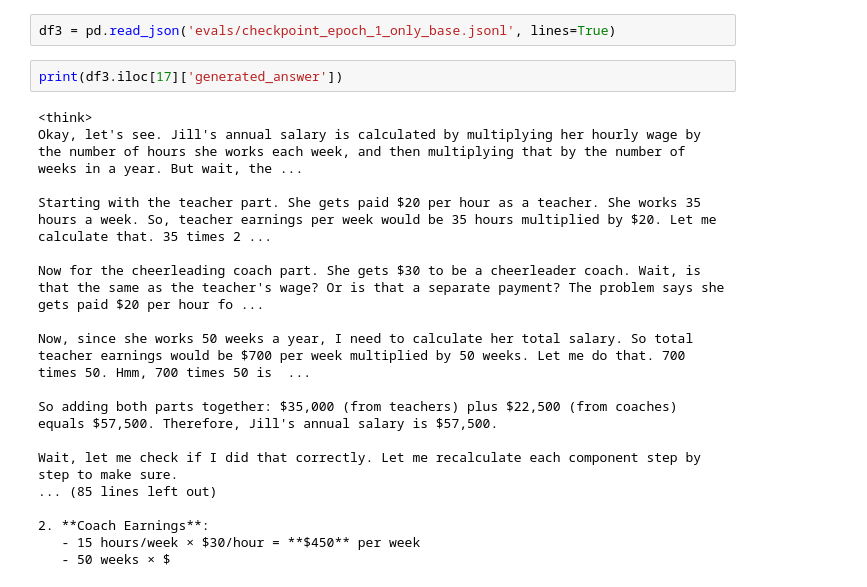
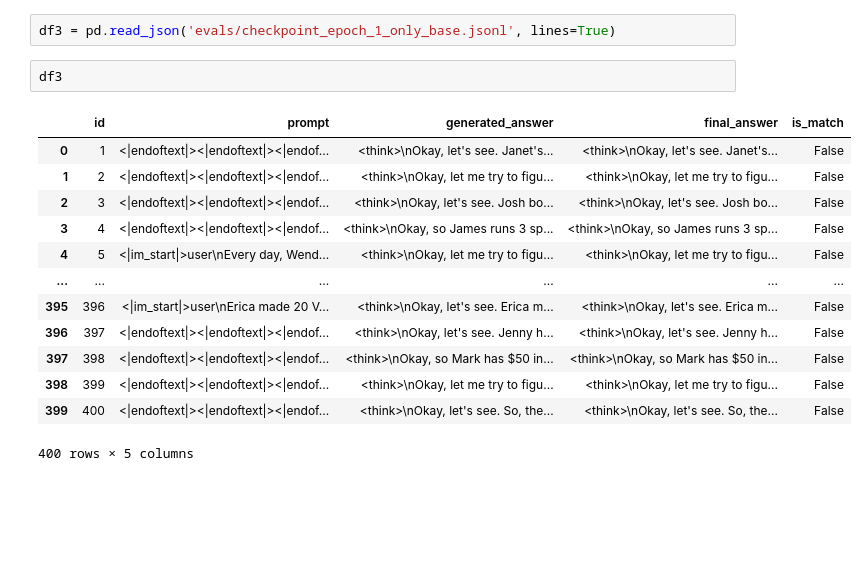
Before and after one commit to bdub800/knowledge-sep, a Jupyter notebook: notebooks/res_analysis.ipynb, the cells around one changed output. Cells and saved outputs as stored; diff of their text form; blank space fills up the shorter version.

```diff
--- a/notebooks/res_analysis.ipynb
+++ b/notebooks/res_analysis.ipynb
@@ -253,23 +197,19 @@ np.float64(0.215)
 ### Base model
 # %%
 df3 = pd.read_json('evals/checkpoint_epoch_1_only_base.jsonl', lines=True)
-# %%
-print(df3.iloc[17]['generated_answer'])
-# %% [output]
-<think>
-Okay, let's see. Jill's annual salary is calculated by multiplying her hourly wage by the number of hours she works each week, and then multiplying that by the number of weeks in a year. But wait, the ...
-
-Starting with the teacher part. She gets paid $20 per hour as a teacher. She works 35 hours a week. So, teacher earnings per week would be 35 hours multiplied by $20. Let me calculate that. 35 times 2 ...
-
-Now for the cheerleading coach part. She gets $30 to be a cheerleader coach. Wait, is that the same as the teacher's wage? Or is that a separate payment? The problem says she gets paid $20 per hour fo ...
-
-Now, since she works 50 weeks a year, I need to calculate her total salary. So total teacher earnings would be $700 per week multiplied by 50 weeks. Let me do that. 700 times 50. Hmm, 700 times 50 is  ...
-
-So adding both parts together: $35,000 (from teachers) plus $22,500 (from coaches) equals $57,500. Therefore, Jill's annual salary is $57,500.
-
-Wait, let me check if I did that correctly. Let me recalculate each component step by step to make sure.
-... (85 lines left out)
-
-2. **Coach Earnings**:
-   - 15 hours/week × $30/hour = **$450** per week
-   - 50 weeks × $
+# %%
+df3
+# %% [output]
+|  | id | prompt | generated_answer | final_answer | is_match |
+| 0 | 1 | <|endoftext|><|endoftext|><|endof... | <think>\nOkay, let's see. Janet's... | <think>\nOkay, let's see. Janet's... | False |
+| 1 | 2 | <|endoftext|><|endoftext|><|endof... | <think>\nOkay, let me try to figu... | <think>\nOkay, let me try to figu... | False |
+| 2 | 3 | <|endoftext|><|endoftext|><|endof... | <think>\nOkay, let's see. Josh bo... | <think>\nOkay, let's see. Josh bo... | False |
+| 3 | 4 | <|endoftext|><|endoftext|><|endof... | <think>\nOkay, so James runs 3 sp... | <think>\nOkay, so James runs 3 sp... | False |
+| 4 | 5 | <|im_start|>user\nEvery day, Wend... | <think>\nOkay, let me try to figu... | <think>\nOkay, let me try to figu... | False |
+| ... | ... | ... | ... | ... | ... |
+| 395 | 396 | <|im_start|>user\nErica made 20 V... | <think>\nOkay, let's see. Erica m... | <think>\nOkay, let's see. Erica m... | False |
+| 396 | 397 | <|endoftext|><|endoftext|><|endof... | <think>\nOkay, let's see. Jenny h... | <think>\nOkay, let's see. Jenny h... | False |
+| 397 | 398 | <|endoftext|><|endoftext|><|endof... | <think>\nOkay, so Mark has $50 in... | <think>\nOkay, so Mark has $50 in... | False |
+| 398 | 399 | <|endoftext|><|endoftext|><|endof... | <think>\nOkay, let me try to figu... | <think>\nOkay, let me try to figu... | False |
+| 399 | 400 | <|endoftext|><|endoftext|><|endof... | <think>\nOkay, let's see. So, the... | <think>\nOkay, let's see. So, the... | False |
+400 rows × 5 columns
```
Also changed, not shown: parts of 20 cells of this notebook, 2 other files.
